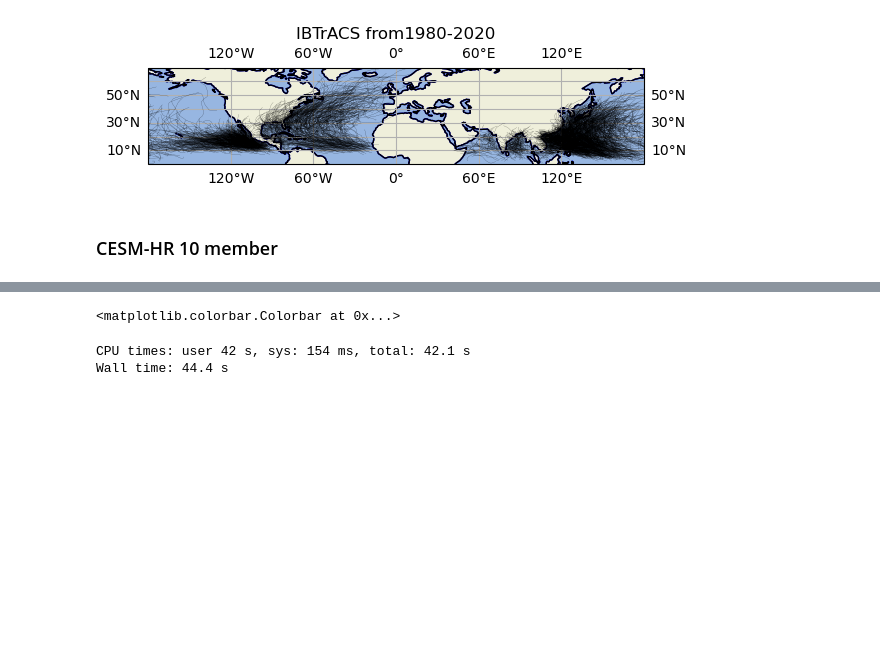
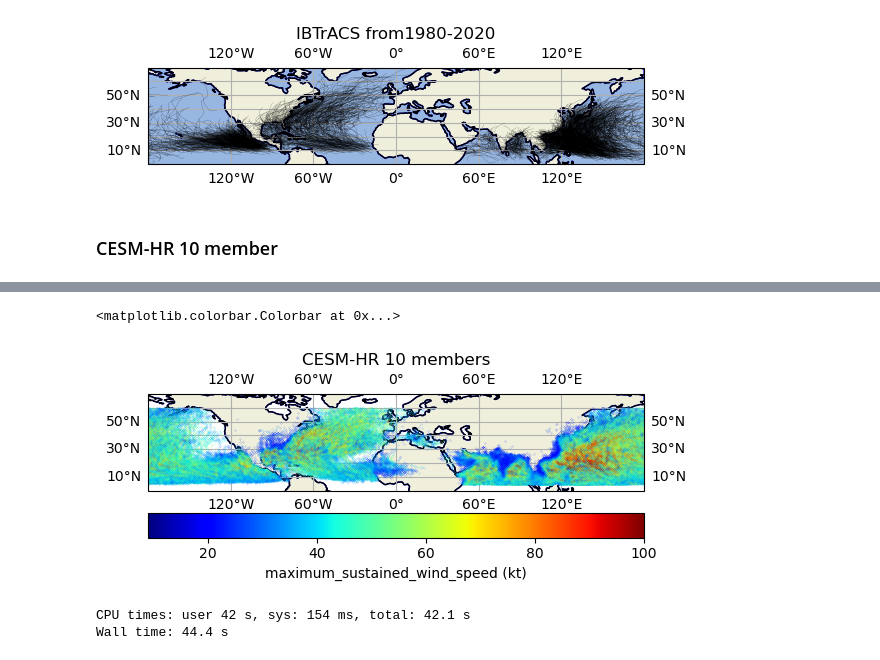
Before and after one commit to ming80302/DOD, a Jupyter notebook: track_plot_CESM-HR_color_NH.ipynb, the cells around one changed output, grey strips where cells are left out. Saved outputs shown, nothing was run; the diff lists cells and outputs as text; code cells hidden in the pictures; blank space fills up the shorter version.

```diff
--- a/track_plot_CESM-HR_color_NH.ipynb
+++ b/track_plot_CESM-HR_color_NH.ipynb
@@ -195,10 +195,10 @@ ax = plt.axes(projection=ccrs.PlateCarree())
 ax.coastlines()
 ax.gridlines(draw_labels=True, dms=True, x_inline=False, y_inline=False)
 ax.set_extent([-180, 180, 0, 70])
-ax.add_feature(cfeature.OCEAN)
+ax.add_feature(cfeature.OCEAN,facecolor='white')
 ax.add_feature(cfeature.LAND, edgecolor='b')
 
-ax.set_title('CESM-HR members')
+ax.set_title('CESM-HR 10 members')
 
 # Prepare color map based on vortex center maximum wind speed
 cmap=plt.cm.jet
@@ -236,4 +236,5 @@ Wall time: 13min 25s
 <matplotlib.colorbar.Colorbar at 0x...>
+[figure, added]
 # %%
 %%time
 dir_hr   = '/glade/campaign/mmm/c3we/done/pcast/CESM_HR/'
```
Also changed, not shown: parts of 1 cell of this notebook, 1 other file.
